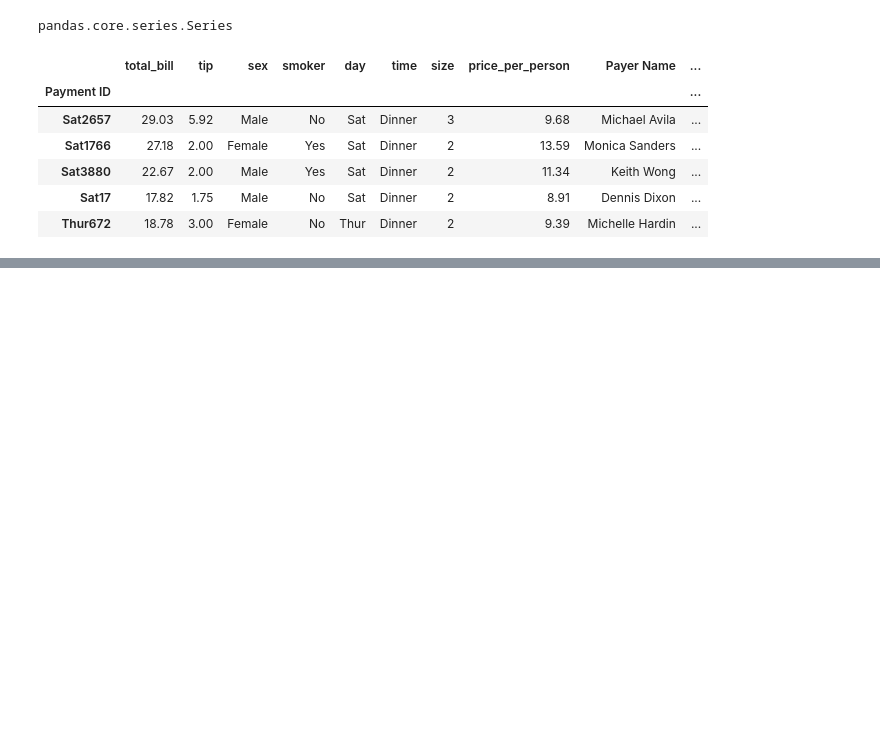
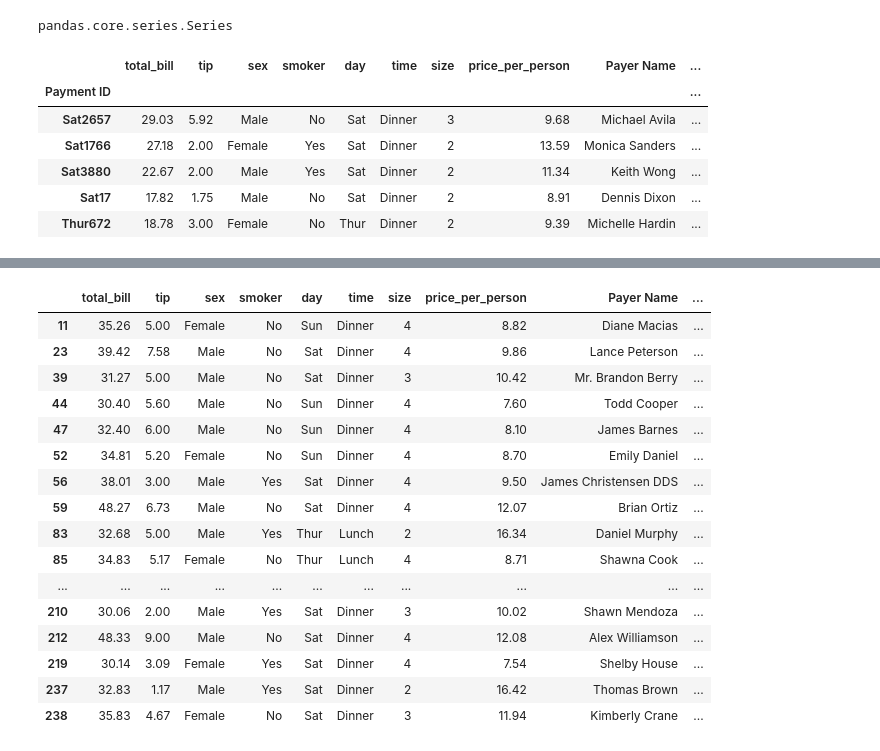
Before and after one commit to vishwajeetsinghrana8/Machine-Learning-in-2025, a Jupyter notebook: 2. Pandas/1. Pandas Series and DataFrame for Machine Learning.ipynb, the cells around one changed output, grey strips where cells are left out. Drawn from its saved outputs; the diff is of its cells as text; code cells hidden in the pictures; blank space fills up the shorter version.

```diff
--- a/2. Pandas/1. Pandas Series and DataFrame for Machine Learning.ipynb
+++ b/2. Pandas/1. Pandas Series and DataFrame for Machine Learning.ipynb
@@ -987,0 +1045,2 @@ df.tail()
+# %%
+df = pd.read_csv('Datasets/tips.csv')
@@ -987,0 +1071,22 @@ df.tail()
+# %%
+new_series = df['total_bill'] > 30
+# %%
+df[new_series]
+# %% [output]
+|  | total_bill | tip | sex | smoker | day | time | size | price_per_person | Payer Name | ... |
+| 11 | 35.26 | 5.00 | Female | No | Sun | Dinner | 4 | 8.82 | Diane Macias | ... |
+| 23 | 39.42 | 7.58 | Male | No | Sat | Dinner | 4 | 9.86 | Lance Peterson | ... |
+| 39 | 31.27 | 5.00 | Male | No | Sat | Dinner | 3 | 10.42 | Mr. Brandon Berry | ... |
+| 44 | 30.40 | 5.60 | Male | No | Sun | Dinner | 4 | 7.60 | Todd Cooper | ... |
+| 47 | 32.40 | 6.00 | Male | No | Sun | Dinner | 4 | 8.10 | James Barnes | ... |
+| 52 | 34.81 | 5.20 | Female | No | Sun | Dinner | 4 | 8.70 | Emily Daniel | ... |
+| 56 | 38.01 | 3.00 | Male | Yes | Sat | Dinner | 4 | 9.50 | James Christensen DDS | ... |
+| 59 | 48.27 | 6.73 | Male | No | Sat | Dinner | 4 | 12.07 | Brian Ortiz | ... |
+| 83 | 32.68 | 5.00 | Male | Yes | Thur | Lunch | 2 | 16.34 | Daniel Murphy | ... |
+| 85 | 34.83 | 5.17 | Female | No | Thur | Lunch | 4 | 8.71 | Shawna Cook | ... |
+| ... | ... | ... | ... | ... | ... | ... | ... | ... | ... | ... |
+| 210 | 30.06 | 2.00 | Male | Yes | Sat | Dinner | 3 | 10.02 | Shawn Mendoza | ... |
+| 212 | 48.33 | 9.00 | Male | No | Sat | Dinner | 4 | 12.08 | Alex Williamson | ... |
+| 219 | 30.14 | 3.09 | Female | Yes | Sat | Dinner | 4 | 7.54 | Shelby House | ... |
+| 237 | 32.83 | 1.17 | Male | Yes | Sat | Dinner | 2 | 16.42 | Thomas Brown | ... |
+| 238 | 35.83 | 4.67 | Female | No | Sat | Dinner | 3 | 11.94 | Kimberly Crane | ... |
```
Also changed, not shown: parts of 54 cells of this notebook.
